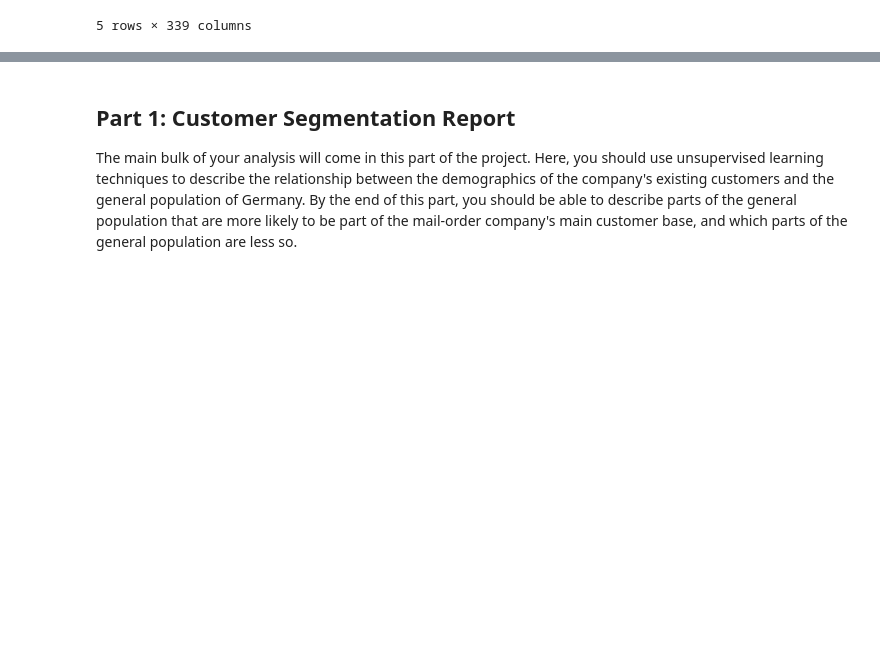
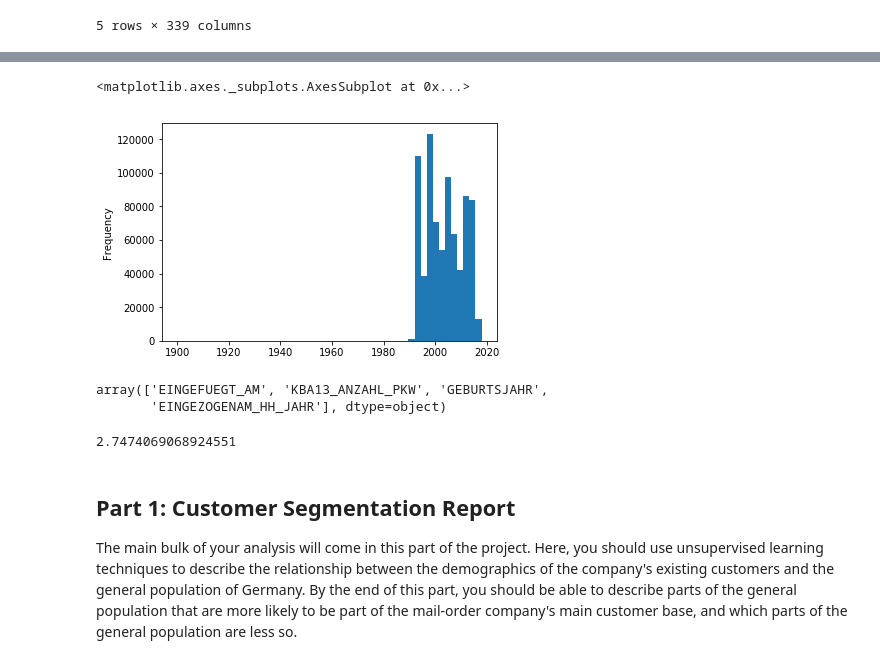
Before and after one commit to willacya/Bertelsmann-Arvato-Project, a Jupyter notebook: Arvato Project Workbook.ipynb, the cells around one changed output, grey strips where cells are left out. Drawn from its saved outputs; the diff is of its cells as text; code cells hidden in the pictures; blank space fills up the shorter version.

```diff
--- a/Arvato Project Workbook.ipynb
+++ b/Arvato Project Workbook.ipynb
@@ -517,0 +529,10 @@ Name: EINGEFUEGT_AM, Length: 2760, dtype: int64
+# %%
+azdias['EINGEZOGENAM_HH_JAHR'].plot(kind='hist', bins=50)
+# %% [output]
+<matplotlib.axes._subplots.AxesSubplot at 0x...>
+[figure, added]
+# %%
+attribute_info.sort_values(by='NUM_VALUES', ascending=False)['ATTRIBUTE'][:4].values
+# %% [output]
+array(['EINGEFUEGT_AM', 'KBA13_ANZAHL_PKW', 'GEBURTSJAHR',
+       'EINGEZOGENAM_HH_JAHR'], dtype=object)
@@ -518,3 +541,7 @@ Name: EINGEFUEGT_AM, Length: 2760, dtype: int64
+# %%
+azdias['EINGEFUEGT_AM'].skew()
+# %% [output]
+2.7474069068924551
 # %% [markdown]
 ## Part 1: Customer Segmentation Report
 
```
Also changed, not shown: parts of 8 cells of this notebook.
